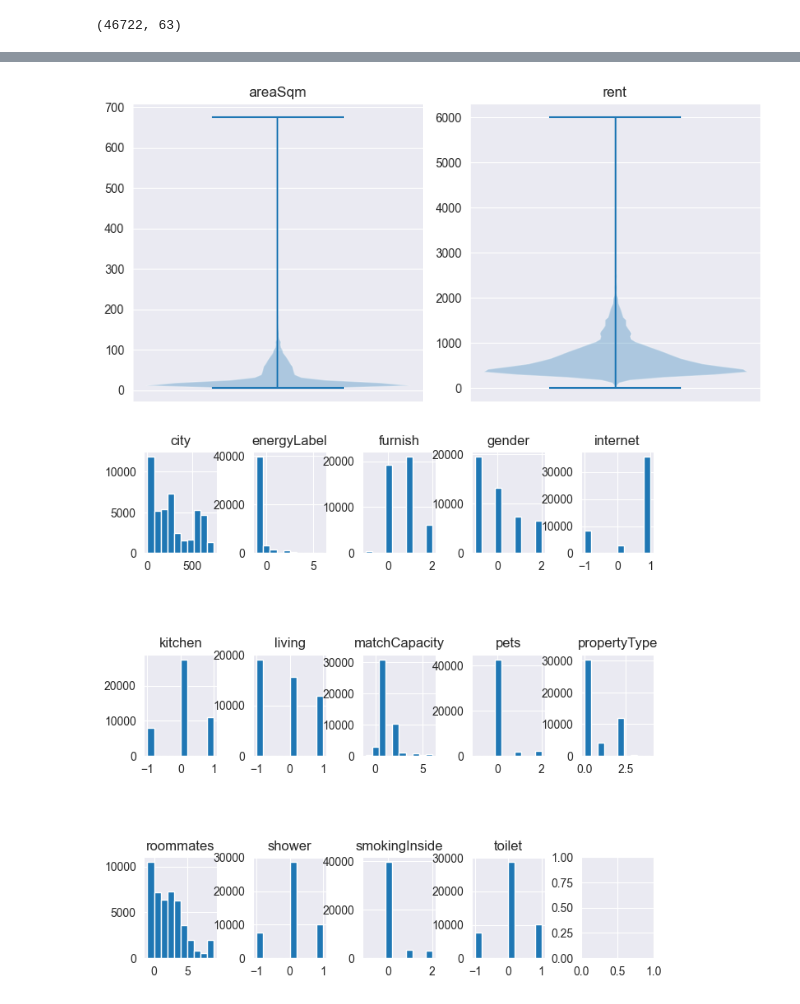
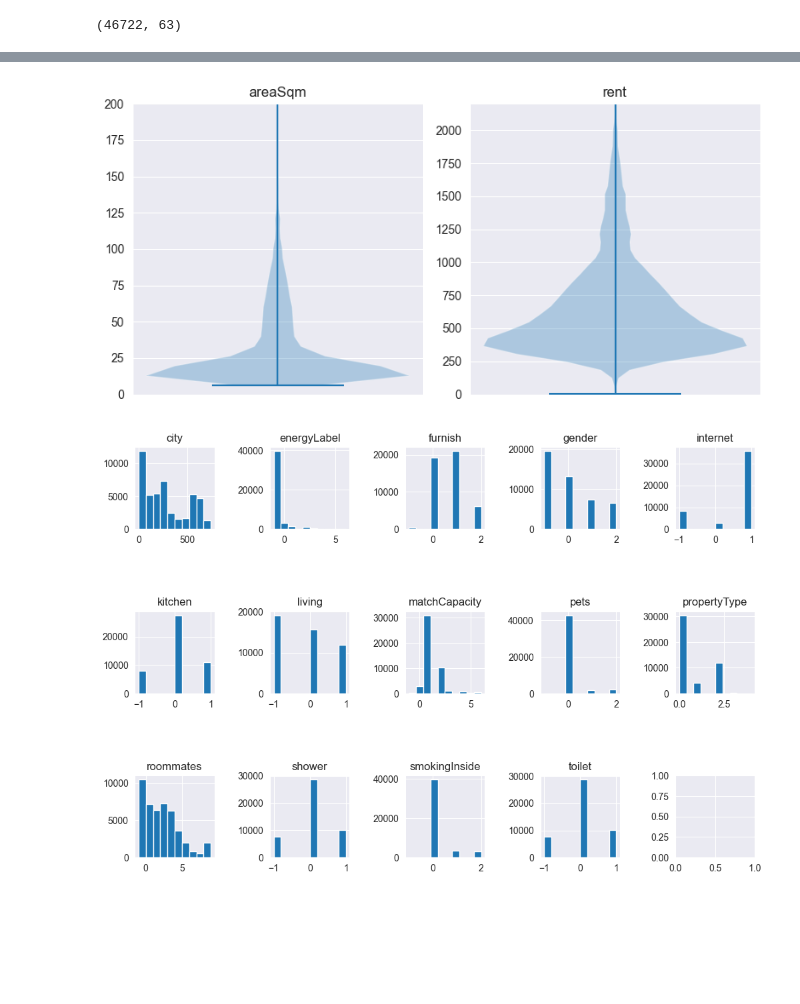
Before and after one commit to NatashaLatham/data-mining-project, a Jupyter notebook: plots.ipynb, the cells around one changed output, grey strips where cells are left out. Saved outputs shown, nothing was run; the diff lists cells and outputs as text; code cells hidden in the pictures; blank space fills up the shorter version.

Commit message:
new plots

```diff
--- a/plots.ipynb
+++ b/plots.ipynb
@@ -59,7 +59,7 @@ boxplot_y = len(boxplot_attributes)
 x = 3
 y = 5
 h_space = 1
-w_space = 0.5
+w_space = 0.7
 
 # plt.figure()
 fig, axes = plt.subplots(boxplot_x, boxplot_y, figsize=(8,4))
@@ -70,39 +70,40 @@ for n in range(boxplot_x * boxplot_y):
     axes[n].set(title=boxplot_attributes[n])
 plt.savefig("plots/feature_boxplots.pdf")
 # Set the ticks and ticklabels for all axes
 plt.setp(axes, xticks=[])
 fig.tight_layout()
 plt.show()
 
 fig, axes = plt.subplots(boxplot_x, boxplot_y, figsize=(8,4))
 fig.subplots_adjust(hspace=h_space, wspace=w_space)
 for n in range(boxplot_x * boxplot_y):
     axes[n].violinplot(boxplot_data[:, n])
     axes[n].set(title=boxplot_attributes[n])
-    if attributes[n] == 'areaSqm':
+    print()
+    if boxplot_attributes[n] == 'areaSqm':
         axes[n].set_ylim([0, 200])
-    if attributes[n] == 'rent':
-        axes[n].set_ylim([0, 2000])
+    if boxplot_attributes[n] == 'rent':
+        axes[n].set_ylim([0, 2200])
 plt.savefig("plots/feature_violinplots.pdf")
 plt.setp(axes, xticks=[])
 fig.tight_layout()
 plt.show()
 
 # plt.figure()
-fig, axes = plt.subplots(x, y, figsize=(8,8))
+fig, axes = plt.subplots(x, y, figsize=(12,8))
 fig.subplots_adjust(hspace=h_space, wspace=w_space)
 for n in range(x * y):
     if(n == len(attributes)):
         break
     axes[n // y, n % y].hist(d[:, n])
     axes[n // y, n % y].set(title=attributes[n])
 
 plt.savefig("plots/feature_histograms.pdf")
 plt.show()
 # %% [output]
 [figure]
-[figure, old version]
+[figure, new version]
-[figure, old version]
+[figure, new version]
 # %%
 amsterdam = read_geojson()
 amsterdam.plot(column='Opp_m2', cmap='plasma')
```
Also changed, not shown: 3 other files.
